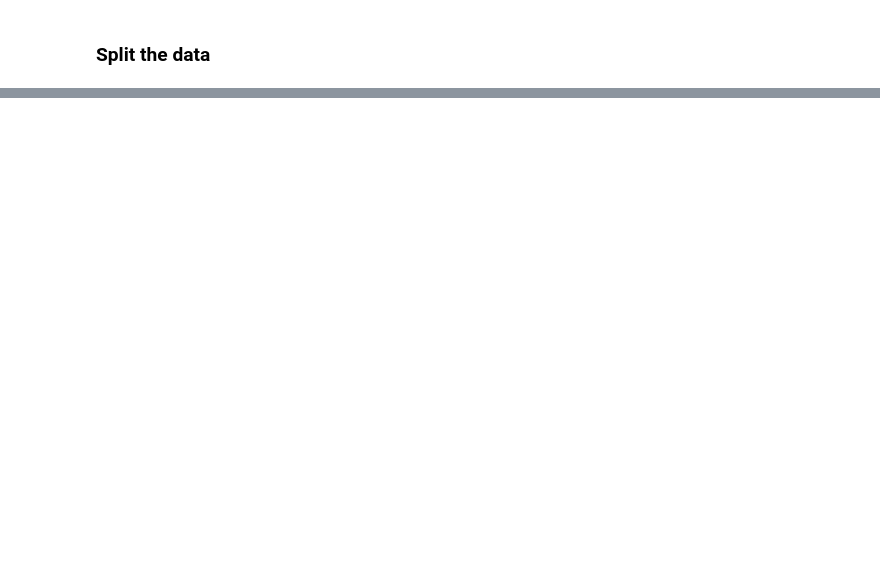
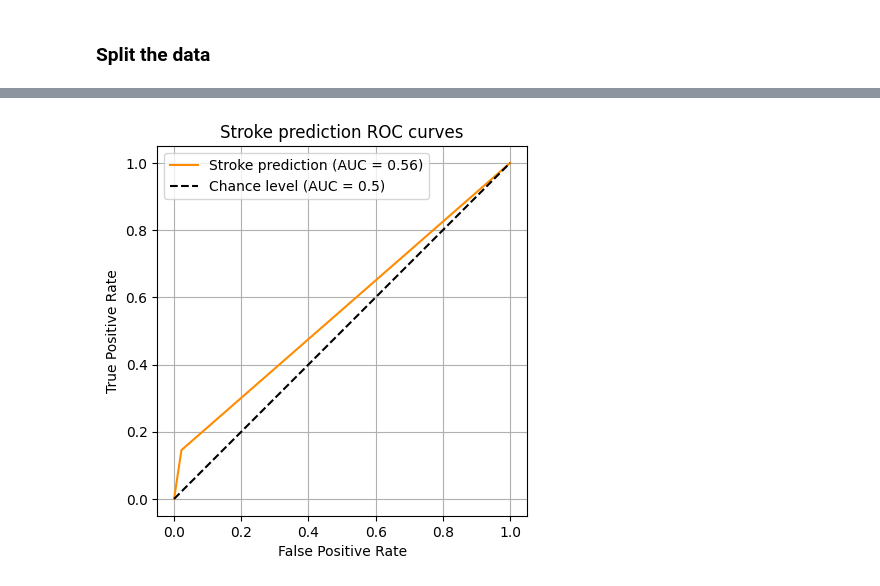
Before and after one commit to nachmz42/MediML, a Jupyter notebook: notebooks/stroke-eda.ipynb, the cells around one changed output, grey strips where cells are left out. Cells and saved outputs as stored; diff of their text form; code cells hidden in the pictures; blank space fills up the shorter version.

```diff
--- a/notebooks/stroke-eda.ipynb
+++ b/notebooks/stroke-eda.ipynb
@@ -338,0 +352,16 @@ model.score(X_test, y_test)
+# %%
+RocCurveDisplay.from_predictions(
+    y_test,
+    y_pred,
+    name="Stroke prediction",
+    color="darkorange",
+    plot_chance_level=True,
+)
+plt.axis("square")
+plt.grid()
+plt.xlabel("False Positive Rate")
+plt.ylabel("True Positive Rate")
+plt.title("Stroke prediction ROC curves")
+plt.legend();
+# %% [output]
+[figure, added]
```
Also changed, not shown: parts of 46 cells of this notebook.
